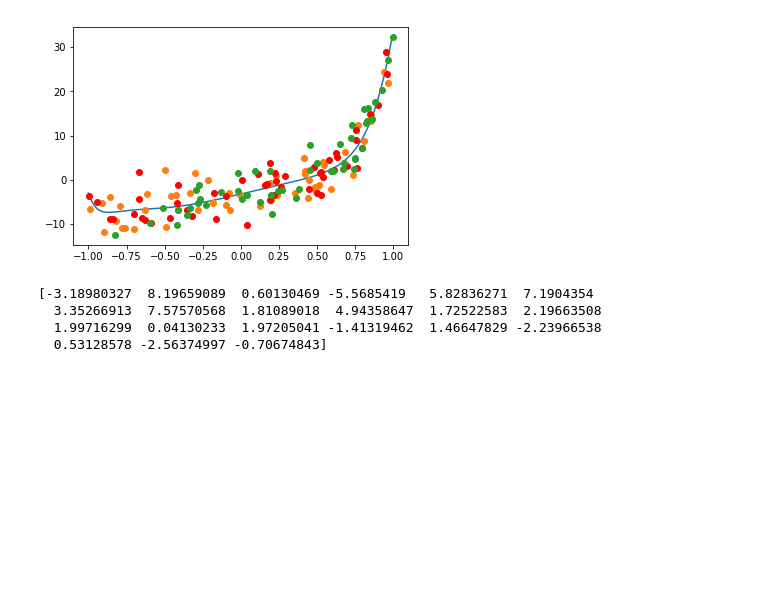
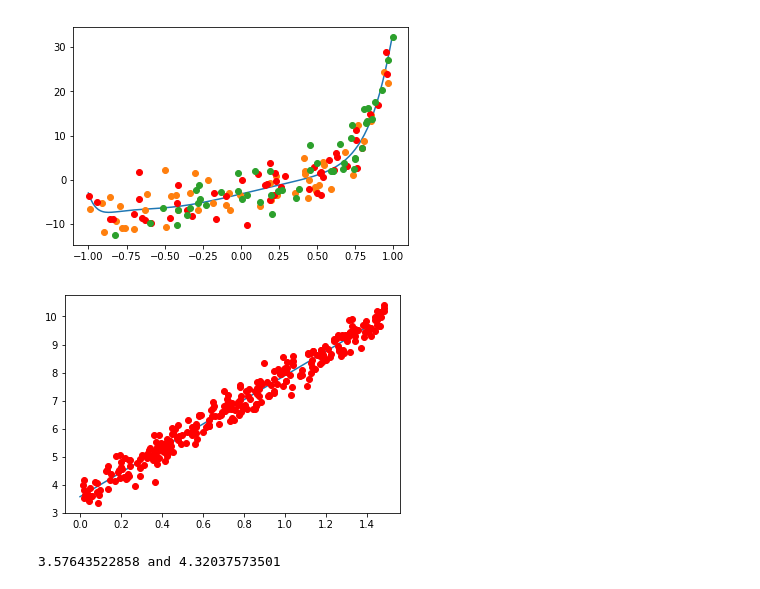
Before and after one commit to AsherWright/COMP511-machine-learning, a Jupyter notebook: Assignment 1/main.ipynb, the cells around one changed output. Drawn from its saved outputs; the diff is of its cells as text; code cells hidden in the pictures; blank space fills up the shorter version.

```diff
--- a/Assignment 1/main.ipynb
+++ b/Assignment 1/main.ipynb
@@ -70,7 +70,7 @@ identity_matrix = np.zeros((DEGREE+1, DEGREE+1))
 
 for exponent in range(0, DEGREE+1):
     for i in range(0, train_length):
-        X[i][exponent] = all_xs[i] ** exponent
+        X[i][exponent] = train_xs[i] ** exponent
     identity_matrix[exponent][exponent] = 1;
 
 XT = X.transpose()
@@ -148,10 +148,61 @@ plt.show()
 # %% [output]
 The MSE of the test set is 10.7330023809
 [figure]
-# %%
-print(b)
-# %% [output]
-[-3.18980327  8.19659089  0.60130469 -5.5685419   5.82836271  7.1904354
-  3.35266913  7.57570568  1.81089018  4.94358647  1.72522583  2.19663508
-  1.99716299  0.04130233  1.97205041 -1.41319462  1.46647829 -2.23966538
-  0.53128578 -2.56374997 -0.70674843]
+# %%
+#Q2 Setup
+import random
+train = np.genfromtxt(open("Datasets/Dataset_2_train.csv", "rb"), delimiter=",")
+validate = np.genfromtxt(open("Datasets/Dataset_2_valid.csv", "rb"), delimiter=",")
+test = np.genfromtxt(open("Datasets/Dataset_2_test.csv", "rb"), delimiter = ",")
+
+train_xs = train[:, 0]
+train_ys = train[:, 1]
+validate_xs = validate[:, 0]
+validate_ys = validate[:, 1]
+test_xs = test[:, 0]
+test_ys = test[:, 1]
+# %%
+#Q2.1
+
+#Steps:
+# 1. First set all of the weights randomly. We have two weights: w0 and w1 : where y = w0 + x*w1
+# 2. Then, we have to go through piece by piece and adjust the weights based on the loss function
+
+#randomly set weights between 0 and 1
+ws = [10*random.random(), 10*random.random()]
+alpha = 1E-2
+
+max_epochs = 10000
+train_MSEs = np.zeros(max_epochs)
+validate_MSEs = np.zeros(max_epochs)
+N = len(train_xs)
+#do a certain amount of epochs
+for k in range(0, max_epochs):
+    #all on training data
+    dLoss = np.zeros(2)
+    for i in range(0, N):
+        exp_y = 0
+        exp_y += ws[0] + ws[1]*train_xs[i]
+        dLoss[0] += (exp_y - train_ys[i])
+        dLoss[1] += (exp_y - train_ys[i])*train_xs[i]
+    dLoss[0] = dLoss[0] / N
+    dLoss[1] = dLoss[1] / N
+
+    #update the weights accordingly
+    ws[0] = ws[0] - alpha * dLoss[0]
+    ws[1] = ws[1] - alpha * dLoss[1]
+    train_MSEs[k] = calculate_MSE(train_xs, train_ys, ws)
+    validate_MSEs[k] = calculate_MSE(validate_xs, validate_ys, ws)
+
+#plt.plot(range(0, len(train_MSEs)), train_MSEs)
+#plt.plot(range(0, len(validate_MSEs)), validate_MSEs)
+polynomial = np.poly1d(ws[::-1])
+x_poly = np.arange(0,1.5,0.1)
+y_poly = polynomial(x_poly)
+plt.plot(x_poly, y_poly)
+plt.plot(train_xs, train_ys, 'ro')
+plt.show()
+print(str(ws[0]) + " and " + str(ws[1]))
+# %% [output]
+[figure, added]
+3.57643522858 and 4.32037573501
```
Also changed, not shown: parts of 2 cells of this notebook.
